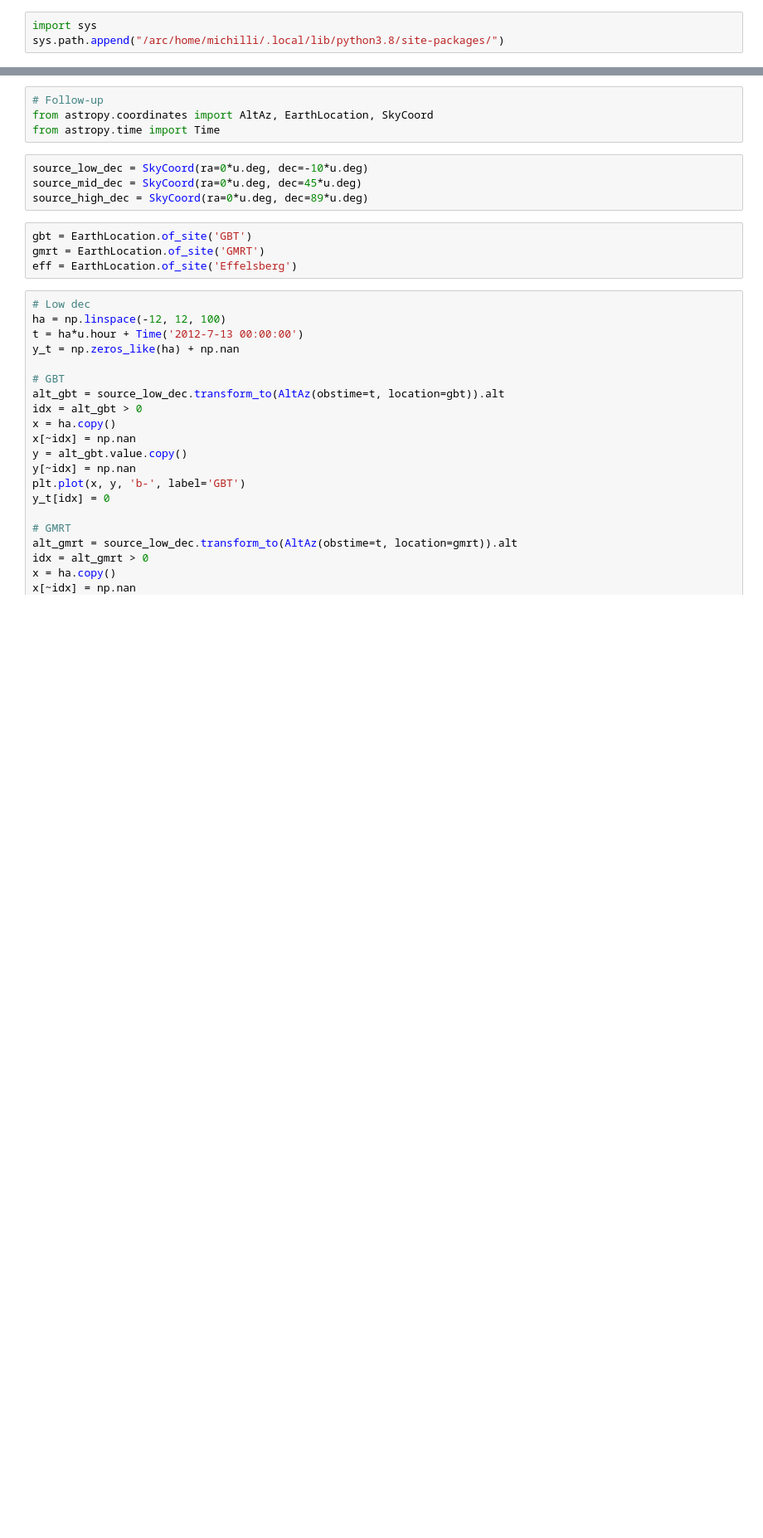
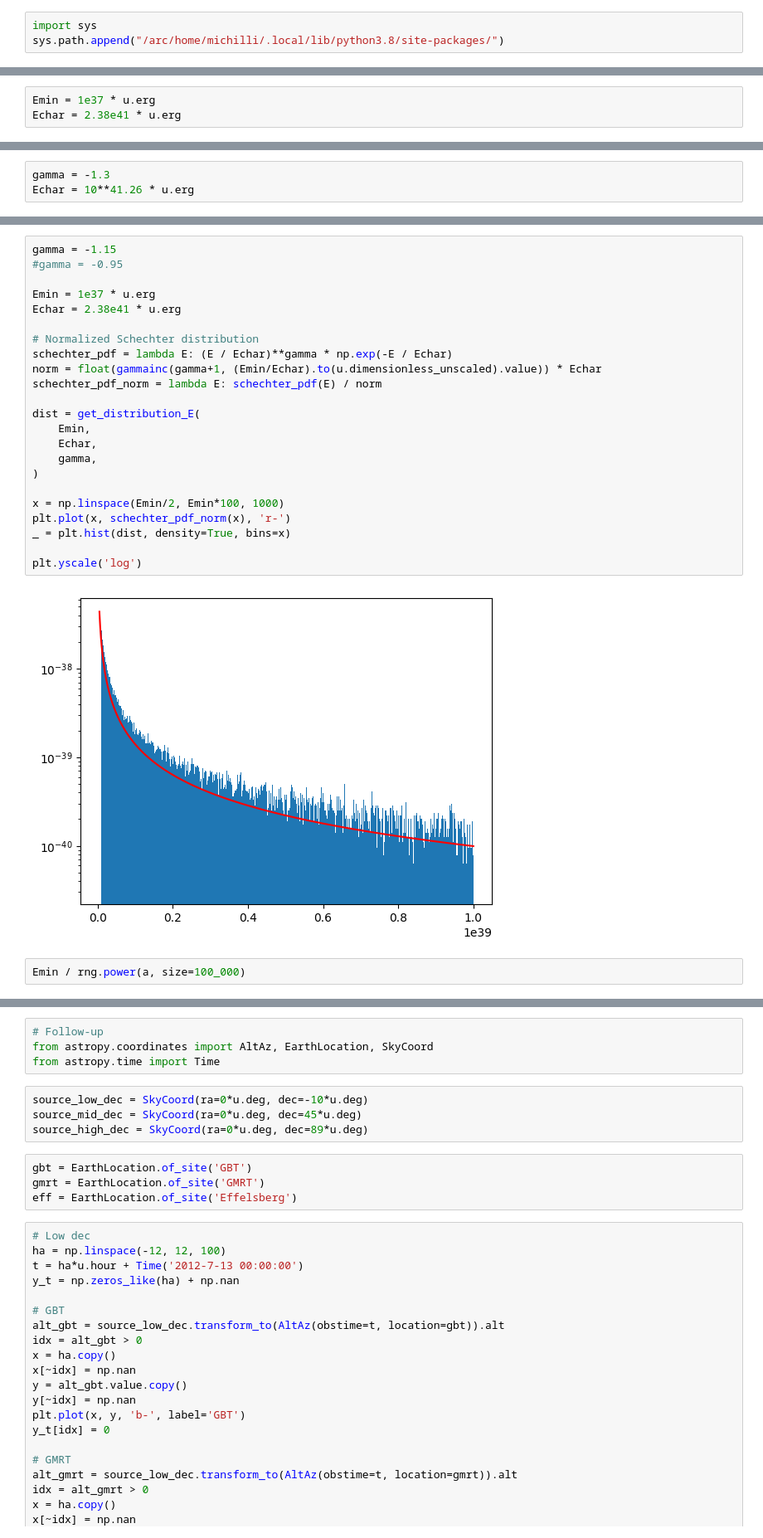
Before and after one commit to danielemichilli/slf, a Jupyter notebook: Gravitational_Lensing.ipynb, the cells around one changed output, grey strips where cells are left out. Shown at 83% size. Cells and saved outputs as stored; diff of their text form; blank space fills up the shorter version.

```diff
--- a/Gravitational_Lensing.ipynb
+++ b/Gravitational_Lensing.ipynb
@@ -766,0 +869,3 @@ https://www.math.leidenuniv.nl/~gill/teaching/astro/stanSchechter.pdf
+# %%
+Emin = 1e37 * u.erg
+Echar = 2.38e41 * u.erg
@@ -766,0 +933,3 @@ https://www.math.leidenuniv.nl/~gill/teaching/astro/stanSchechter.pdf
+# %%
+gamma = -1.3
+Echar = 10**41.26 * u.erg
@@ -766,0 +1045,27 @@ https://www.math.leidenuniv.nl/~gill/teaching/astro/stanSchechter.pdf
+# %%
+gamma = -1.15
+#gamma = -0.95
+
+Emin = 1e37 * u.erg
+Echar = 2.38e41 * u.erg
+
+# Normalized Schechter distribution
+schechter_pdf = lambda E: (E / Echar)**gamma * np.exp(-E / Echar)
+norm = float(gammainc(gamma+1, (Emin/Echar).to(u.dimensionless_unscaled).value)) * Echar
+schechter_pdf_norm = lambda E: schechter_pdf(E) / norm
+
+dist = get_distribution_E(
+    Emin,
+    Echar,
+    gamma,
+)
+
+x = np.linspace(Emin/2, Emin*100, 1000)
+plt.plot(x, schechter_pdf_norm(x), 'r-')
+_ = plt.hist(dist, density=True, bins=x)
+
+plt.yscale('log')
+# %% [output]
+[figure, added]
+# %%
+Emin / rng.power(a, size=100_000)
```
Also changed, not shown: parts of 51 cells of this notebook.
